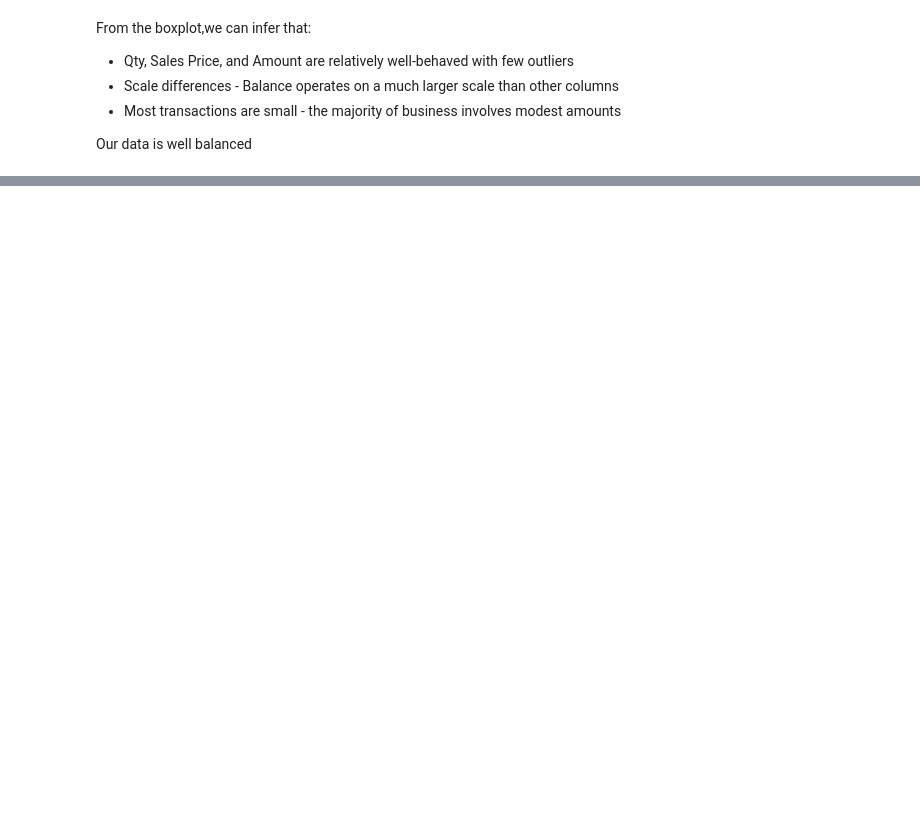
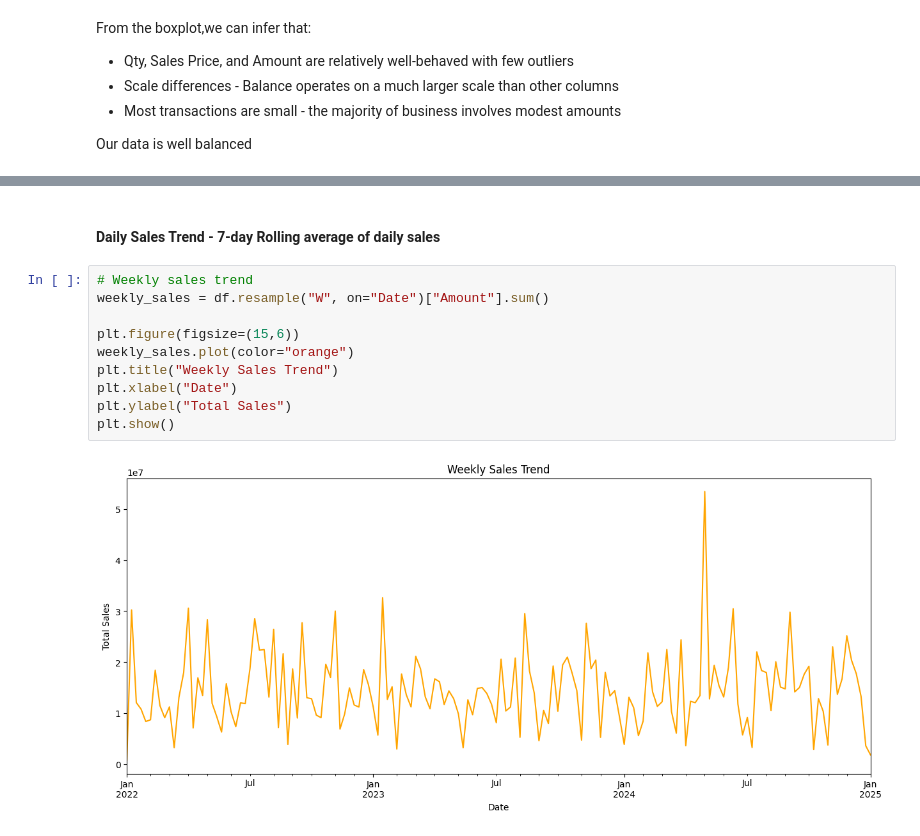
Before and after one commit to Kate-Maina/Group-2-Capstone-Project, a Jupyter notebook: index.ipynb, the cells around one changed output, grey strips where cells are left out. Drawn from its saved outputs; the diff is of its cells as text; blank space fills up the shorter version.

```diff
--- a/index.ipynb
+++ b/index.ipynb
@@ -517,0 +651,14 @@ Our data is well balanced
+# %% [markdown]
+#### Daily Sales Trend - 7-day Rolling average of daily sales
+# %%
+# Weekly sales trend
+weekly_sales = df.resample("W", on="Date")["Amount"].sum()
+
+plt.figure(figsize=(15,6))
+weekly_sales.plot(color="orange")
+plt.title("Weekly Sales Trend")
+plt.xlabel("Date")
+plt.ylabel("Total Sales")
+plt.show()
+# %% [output]
+[figure, added]
```
Also changed, not shown: parts of 30 cells of this notebook.
